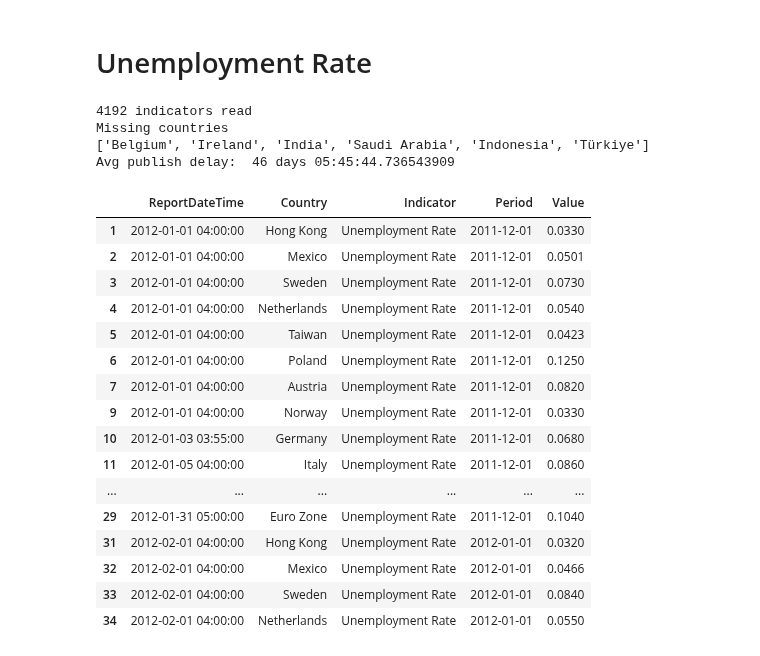
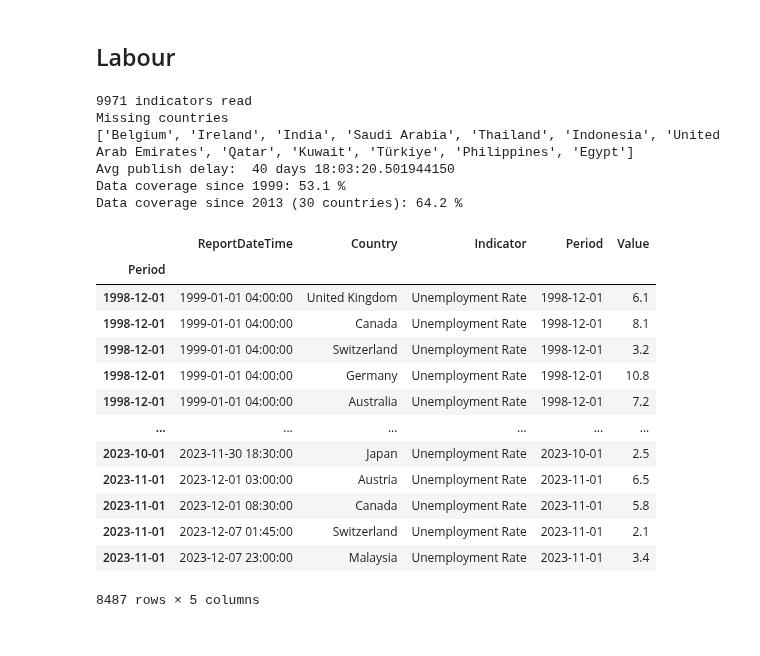
Before and after one commit to lharazin/TFM, a Jupyter notebook: Data/Investing_EconomicCalendar/calendar_preprocessing.ipynb, the cells around one changed output. Cells and saved outputs as stored; diff of their text form; code cells hidden in the pictures.

```diff
--- a/Data/Investing_EconomicCalendar/calendar_preprocessing.ipynb
+++ b/Data/Investing_EconomicCalendar/calendar_preprocessing.ipynb
@@ -226,27 +115,25 @@ Avg publish delay:  34 days 02:11:21.702127659
-# %% [markdown]
-# Unemployment Rate
+# %% [markdown]
+## Labour
 # %%
-unemployment_rate = preprocessor.process_monthly_indicator(indicator='Unemployment Rate')
-unemployment_rate.head(30)
+preprocessor.process_monthly_indicator('Unemployment Rate')
 # %% [output]
-4192 indicators read
+9971 indicators read
 Missing countries
-['Belgium', 'Ireland', 'India', 'Saudi Arabia', 'Indonesia', 'Türkiye']
-Avg publish delay:  46 days 05:45:44.736543909
+['Belgium', 'Ireland', 'India', 'Saudi Arabia', 'Thailand', 'Indonesia', 'United Arab Emirates', 'Qatar', 'Kuwait', 'Türkiye', 'Philippines', 'Egypt']
+Avg publish delay:  40 days 18:03:20.501944150
+Data coverage since 1999: 53.1 %
+Data coverage since 2013 (30 countries): 64.2 %
 |  | ReportDateTime | Country | Indicator | Period | Value |
-| 1 | 2012-01-01 04:00:00 | Hong Kong | Unemployment Rate | 2011-12-01 | 0.0330 |
-| 2 | 2012-01-01 04:00:00 | Mexico | Unemployment Rate | 2011-12-01 | 0.0501 |
-| 3 | 2012-01-01 04:00:00 | Sweden | Unemployment Rate | 2011-12-01 | 0.0730 |
-| 4 | 2012-01-01 04:00:00 | Netherlands | Unemployment Rate | 2011-12-01 | 0.0540 |
-| 5 | 2012-01-01 04:00:00 | Taiwan | Unemployment Rate | 2011-12-01 | 0.0423 |
-| 6 | 2012-01-01 04:00:00 | Poland | Unemployment Rate | 2011-12-01 | 0.1250 |
-| 7 | 2012-01-01 04:00:00 | Austria | Unemployment Rate | 2011-12-01 | 0.0820 |
-| 9 | 2012-01-01 04:00:00 | Norway | Unemployment Rate | 2011-12-01 | 0.0330 |
-| 10 | 2012-01-03 03:55:00 | Germany | Unemployment Rate | 2011-12-01 | 0.0680 |
-| 11 | 2012-01-05 04:00:00 | Italy | Unemployment Rate | 2011-12-01 | 0.0860 |
+| Period |  |  |  |  |  |
+| 1998-12-01 | 1999-01-01 04:00:00 | United Kingdom | Unemployment Rate | 1998-12-01 | 6.1 |
+| 1998-12-01 | 1999-01-01 04:00:00 | Canada | Unemployment Rate | 1998-12-01 | 8.1 |
+| 1998-12-01 | 1999-01-01 04:00:00 | Switzerland | Unemployment Rate | 1998-12-01 | 3.2 |
+| 1998-12-01 | 1999-01-01 04:00:00 | Germany | Unemployment Rate | 1998-12-01 | 10.8 |
+| 1998-12-01 | 1999-01-01 04:00:00 | Australia | Unemployment Rate | 1998-12-01 | 7.2 |
 | ... | ... | ... | ... | ... | ... |
-| 29 | 2012-01-31 05:00:00 | Euro Zone | Unemployment Rate | 2011-12-01 | 0.1040 |
-| 31 | 2012-02-01 04:00:00 | Hong Kong | Unemployment Rate | 2012-01-01 | 0.0320 |
-| 32 | 2012-02-01 04:00:00 | Mexico | Unemployment Rate | 2012-01-01 | 0.0466 |
-| 33 | 2012-02-01 04:00:00 | Sweden | Unemployment Rate | 2012-01-01 | 0.0840 |
-| 34 | 2012-02-01 04:00:00 | Netherlands | Unemployment Rate | 2012-01-01 | 0.0550 |
+| 2023-10-01 | 2023-11-30 18:30:00 | Japan | Unemployment Rate | 2023-10-01 | 2.5 |
+| 2023-11-01 | 2023-12-01 03:00:00 | Austria | Unemployment Rate | 2023-11-01 | 6.5 |
+| 2023-11-01 | 2023-12-01 08:30:00 | Canada | Unemployment Rate | 2023-11-01 | 5.8 |
+| 2023-11-01 | 2023-12-07 01:45:00 | Switzerland | Unemployment Rate | 2023-11-01 | 2.1 |
+| 2023-11-01 | 2023-12-07 23:00:00 | Malaysia | Unemployment Rate | 2023-11-01 | 3.4 |
+8487 rows × 5 columns
```
Also changed, not shown: parts of 48 cells of this notebook, 14 other files.
